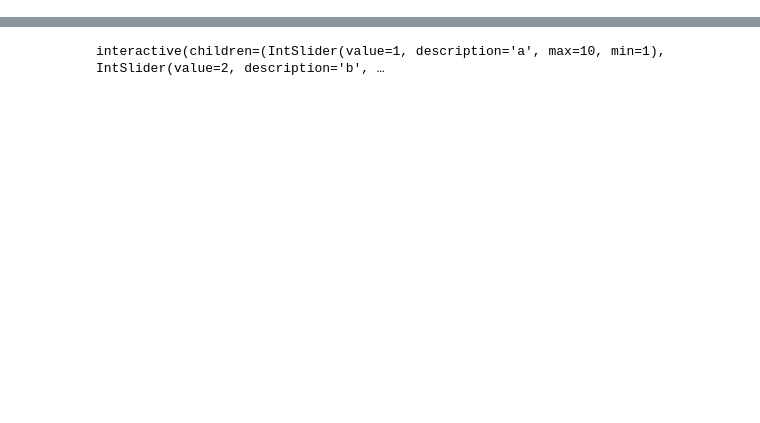
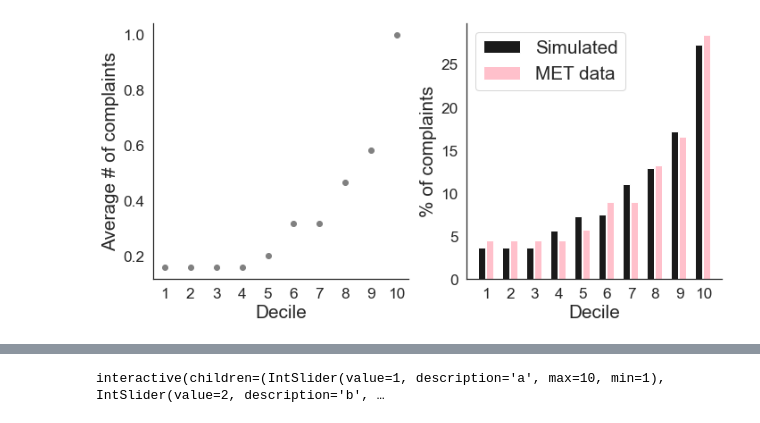
Before and after one commit to veronikasamborska1994/data_analysis_example_OWD, a Jupyter notebook: src/police_complaints.ipynb, the cells around one changed output, grey strips where cells are left out. Saved outputs shown, nothing was run; the diff lists cells and outputs as text; code cells hidden in the pictures; blank space fills up the shorter version.

```diff
--- a/src/police_complaints.ipynb
+++ b/src/police_complaints.ipynb
@@ -72,0 +92,17 @@ interactive(children=(FloatSlider(value=0.1, description='last_perc', max=1.0, m
+# %%
+complaint_probs = deciles_/np.max(deciles_) # set the probability distribution to be proportional to the distribution of the % of complaints in each decile in the MET data.
+
+plt.figure(figsize = (10, 5)); plt.subplot(1,2,1)
+plt.scatter(np.arange(len(complaint_probs)), complaint_probs, color = 'grey'); plt.xticks(np.arange(10),np.arange(10)+1)
+plt.ylabel('Average # of complaints'); plt.xlabel('Decile'); plt.tight_layout()
+simulated_, years_to, av  = simulate_non_uniform(complaint_probs, quartiles = 10)
+legends = ['Simulated', 'MET data']
+colors = ['k','pink'];  plt.subplot(1,2,2)
+for i, pl in enumerate([simulated_,deciles_]):
+
+    plt.bar(np.arange(len(pl))+i/3, pl, color = colors[i], label = legends[i], width = 0.3);
+    plt.legend()
+    plt.ylabel( '% of complaints'); plt.xlabel('Decile'); plt.xticks(np.arange(10)+0.2, np.arange(10)+1)
+    sns.despine();plt.tight_layout()
+# %% [output]
+[figure, added]
```
Also changed, not shown: parts of 26 cells of this notebook, 4 other files.
